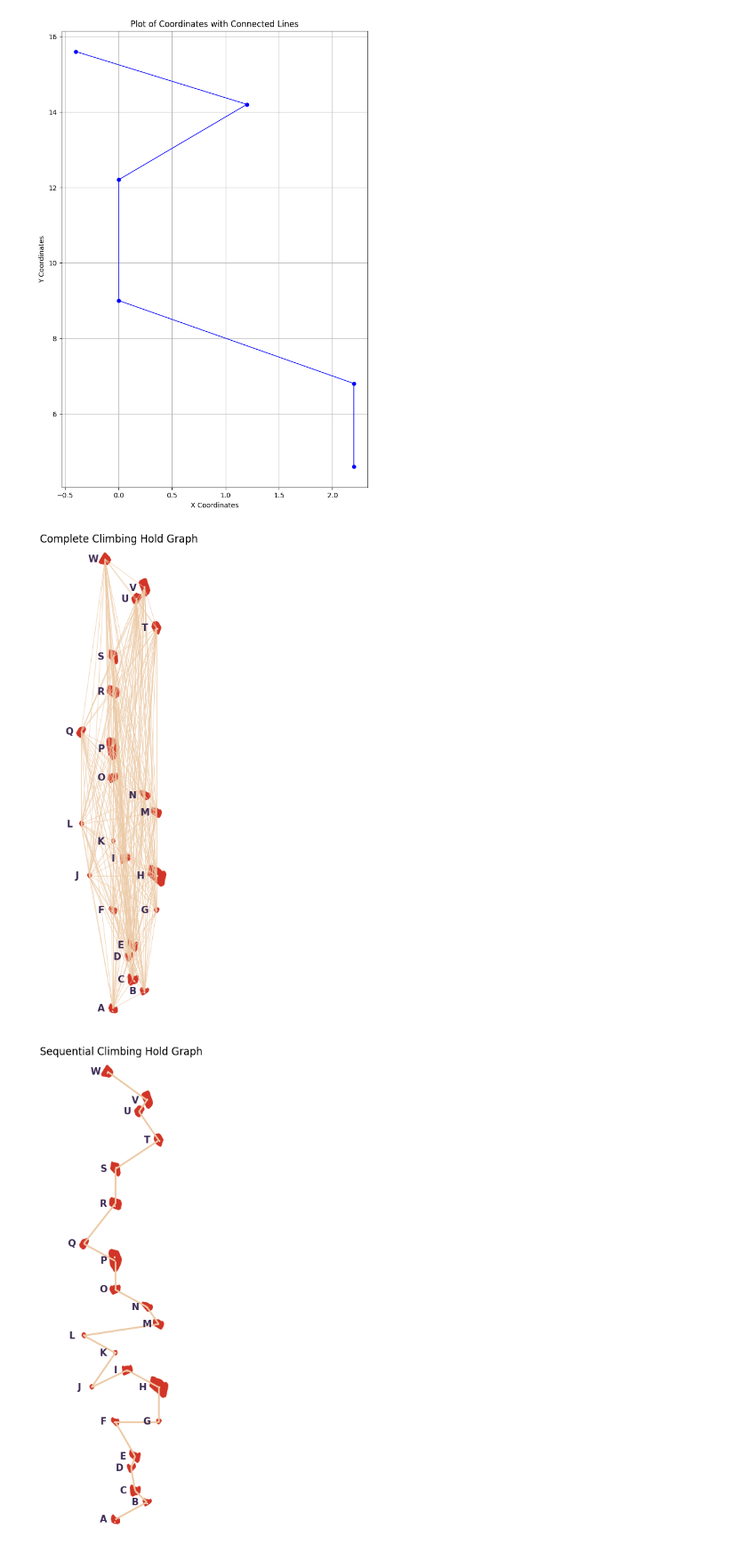
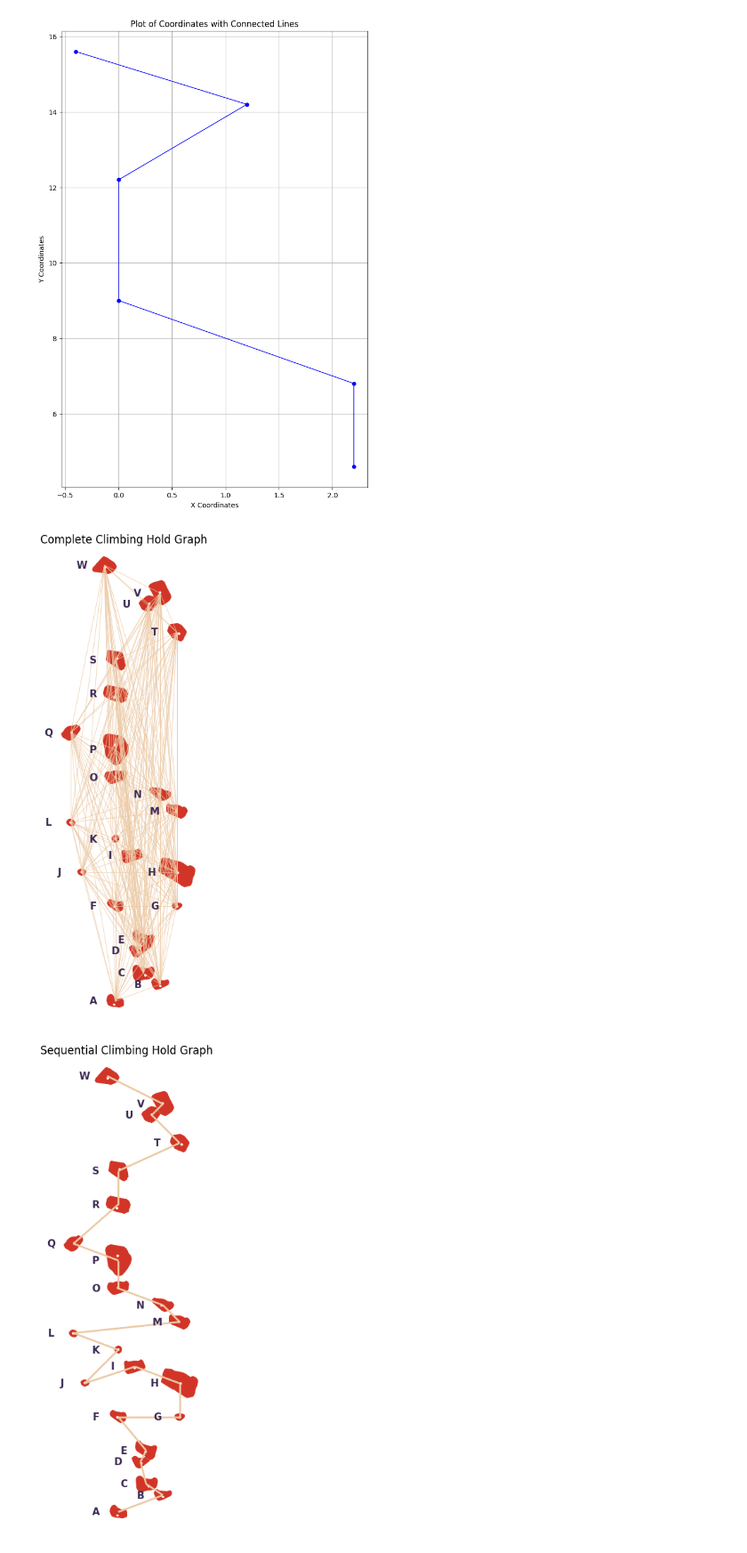
Before and after one commit to amandalchang/discrete-rocks, a Jupyter notebook: explore_dijkstra.ipynb, the cells around one changed output. Shown at 89% size. Cells and saved outputs as stored; diff of their text form; code cells hidden in the pictures.

Commit message:
minor updates to visualization, aspect ratio equal

```diff
--- a/explore_dijkstra.ipynb
+++ b/explore_dijkstra.ipynb
@@ -288,10 +288,10 @@ def draw_images(ax, G, pos):
     for node, data in G.nodes(data=True):
         image = data["image"]
         image_height, image_width = image.shape[:2]
-        scale_factor = 0.002
+        scale_factor = 0.0028
         scaled_width = image_width * scale_factor
         scaled_height = image_height * scale_factor
-        ax.imshow(image, aspect='auto',
+        ax.imshow(image, aspect='equal',
                   extent=(pos[node][0] - scaled_width / 2, pos[node][0] + scaled_width / 2,
                           pos[node][1] - scaled_height / 2, pos[node][1] + scaled_height / 2))
 
@@ -309,35 +309,35 @@ def graph_plotter(title, edge_names=None, coordinates=all_coordinates):
     edge_weight = 2 if edge_names else 0.5
     color = 'purple' if edge_names else 'red'
 
     load_images(G, coordinates, edge_names, color)
     add_edges(G, coordinates, edged_coordinates, edge_weight)
 
-    fig, ax = plt.subplots(figsize=(2, 10))
+    fig, ax = plt.subplots(figsize=(3, 15))
     nx.draw(G, pos, ax=ax, width=edge_weight, edge_color="#ECC9A4", node_size=0)
 
     draw_images(ax, G, pos)
 
     # Add labels
     for node, (x, y) in pos.items():
         label = nodes_list[node]
-        offset_x = -0.8 if label == "H" else -0.6
+        offset_x = -0.9 if label == "H" else -0.8
         ax.text(x + offset_x, y, label, fontsize=11, color='#3B2A53', fontweight="bold", ha='center', va='center')
 
-    x_margin, y_margin = 0.5, 0.4
+    x_margin, y_margin = 0.8, 0.6
     ax.set_xlim(min(x for x, y in pos.values()) - x_margin, max(x for x, y in pos.values()) + x_margin)
     ax.set_ylim(min(y for x, y in pos.values()) - y_margin, max(y for x, y in pos.values()) + y_margin)
 
     plt.title(title)
     plt.xlabel("X-axis")
     plt.ylabel("Y-axis")
     plt.show()
 
 # Example usage
 graph_plotter("Complete Climbing Hold Graph")
 graph_plotter("Sequential Climbing Hold Graph", nodes_list)
 graph_plotter("Shortest Path from A to W", shortest_path_AW)
 graph_plotter("Shortest Path from H to W", shortest_path_HW)
 graph_plotter("RDP Applied Pathway", final_route)
 # %% [output]
-[figure, old version]
+[figure, new version]
-[figure, old version]
+[figure, new version]
```
Also changed, not shown: parts of 1 cell of this notebook.
